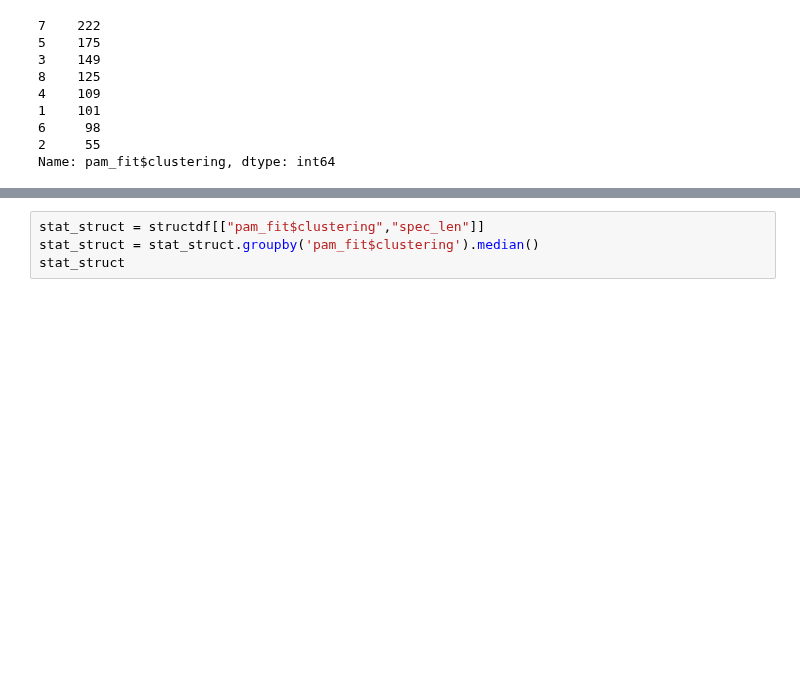
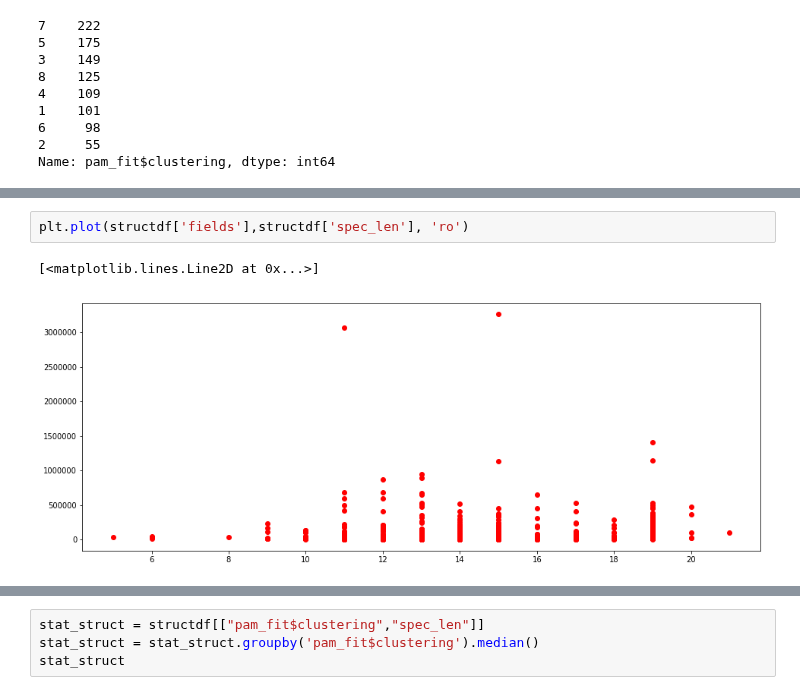
Before and after one commit to pmanlukas/thesisdata, a Jupyter notebook: Analyse Cluster.ipynb, the cells around one changed output, grey strips where cells are left out. Drawn from its saved outputs; the diff is of its cells as text; blank space fills up the shorter version.

```diff
--- a/Analyse Cluster.ipynb
+++ b/Analyse Cluster.ipynb
@@ -527,3 +547,8 @@ structdf.corr()
+# %%
+plt.plot(structdf['fields'],structdf['spec_len'], 'ro')
+# %% [output]
+[<matplotlib.lines.Line2D at 0x...>]
+[figure, added]
 # %%
 display(structdf.groupby('pam_fit$clustering').median())
 # %% [output]
```
Also changed, not shown: parts of 10 cells of this notebook, 6 other files.
